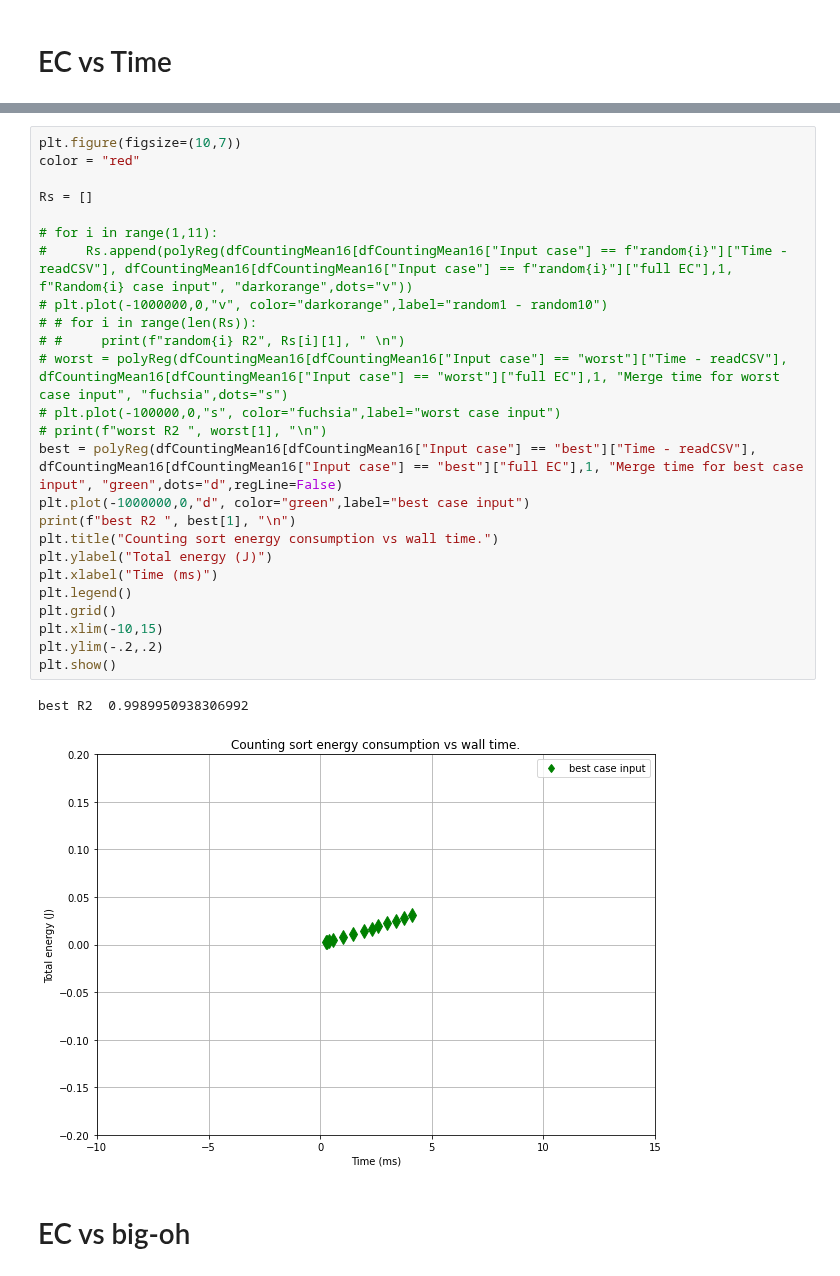
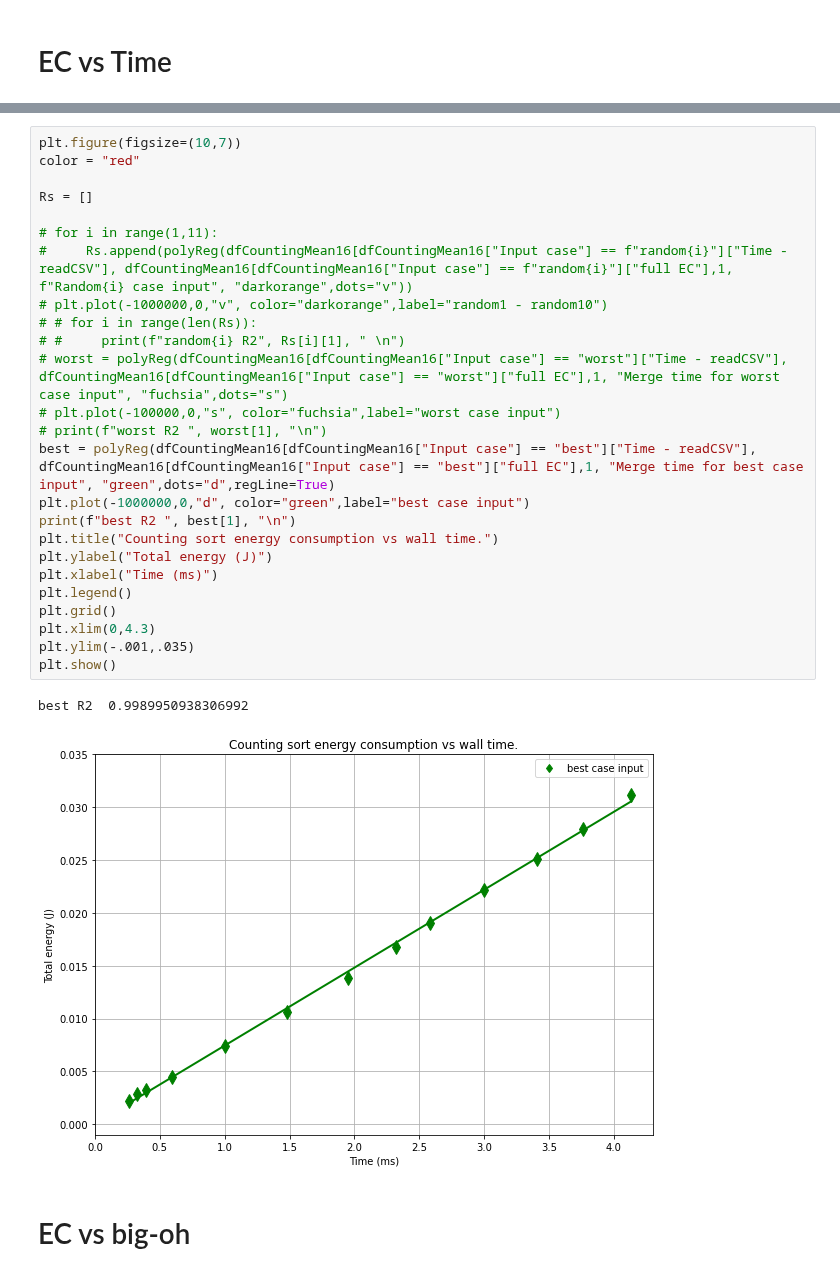
Before and after one commit to hrallil/RAPL_measurements, a Jupyter notebook: Java/FinalResults/FinalAnalysis/CountingMajaTest.ipynb, the cells around one changed output, grey strips where cells are left out. Drawn from its saved outputs; the diff is of its cells as text.

```diff
--- a/Java/FinalResults/FinalAnalysis/CountingMajaTest.ipynb
+++ b/Java/FinalResults/FinalAnalysis/CountingMajaTest.ipynb
@@ -383,31 +398,31 @@ worst R2  0.9957884707865025
 # %%
 plt.figure(figsize=(10,7))
 color = "red"
 
 Rs = []
 
 # for i in range(1,11):
 #     Rs.append(polyReg(dfCountingMean16[dfCountingMean16["Input case"] == f"random{i}"]["Time - readCSV"], dfCountingMean16[dfCountingMean16["Input case"] == f"random{i}"]["full EC"],1, f"Random{i} case input", "darkorange",dots="v"))
 # plt.plot(-1000000,0,"v", color="darkorange",label="random1 - random10")
 # # for i in range(len(Rs)):
 # #     print(f"random{i} R2", Rs[i][1], " \n")
 # worst = polyReg(dfCountingMean16[dfCountingMean16["Input case"] == "worst"]["Time - readCSV"], dfCountingMean16[dfCountingMean16["Input case"] == "worst"]["full EC"],1, "Merge time for worst case input", "fuchsia",dots="s")
 # plt.plot(-100000,0,"s", color="fuchsia",label="worst case input")
 # print(f"worst R2 ", worst[1], "\n")
-best = polyReg(dfCountingMean16[dfCountingMean16["Input case"] == "best"]["Time - readCSV"], dfCountingMean16[dfCountingMean16["Input case"] == "best"]["full EC"],1, "Merge time for best case input", "green",dots="d",regLine=False)
+best = polyReg(dfCountingMean16[dfCountingMean16["Input case"] == "best"]["Time - readCSV"], dfCountingMean16[dfCountingMean16["Input case"] == "best"]["full EC"],1, "Merge time for best case input", "green",dots="d",regLine=True)
 plt.plot(-1000000,0,"d", color="green",label="best case input")
 print(f"best R2 ", best[1], "\n")
 plt.title("Counting sort energy consumption vs wall time.")
 plt.ylabel("Total energy (J)")
 plt.xlabel("Time (ms)")
 plt.legend()
 plt.grid()
-plt.xlim(-10,15)
-plt.ylim(-.2,.2)
+plt.xlim(0,4.3)
+plt.ylim(-.001,.035)
 plt.show()
 # %% [output]
 best R2  0.9989950938306992
-[figure, old version]
+[figure, new version]
 # %% [markdown]
 # EC vs big-oh
 # %%
```
Also changed, not shown: parts of 8 cells of this notebook.
